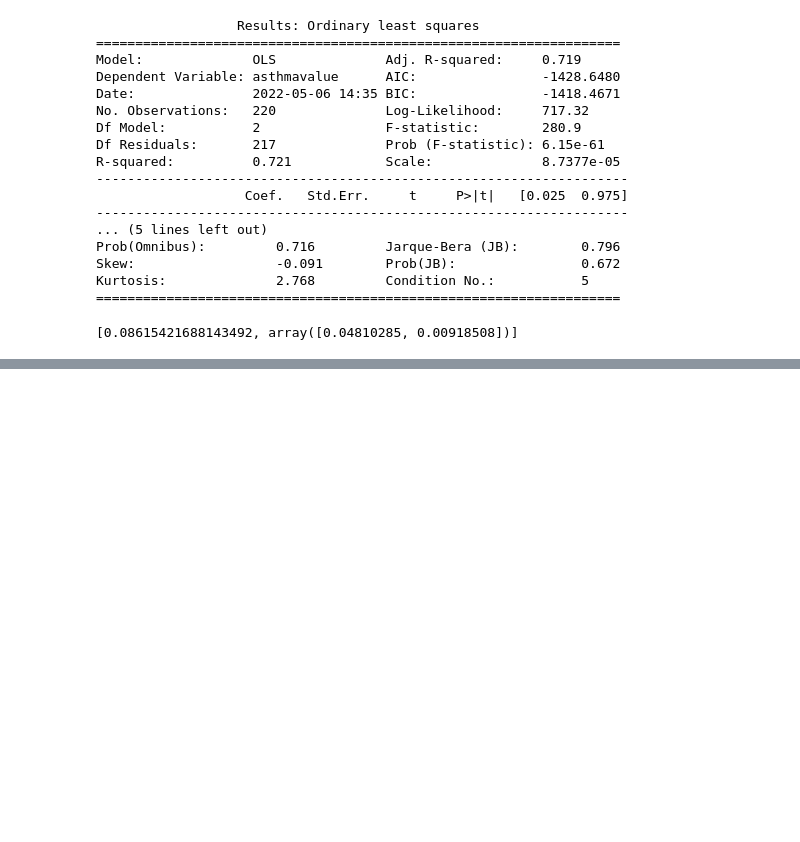
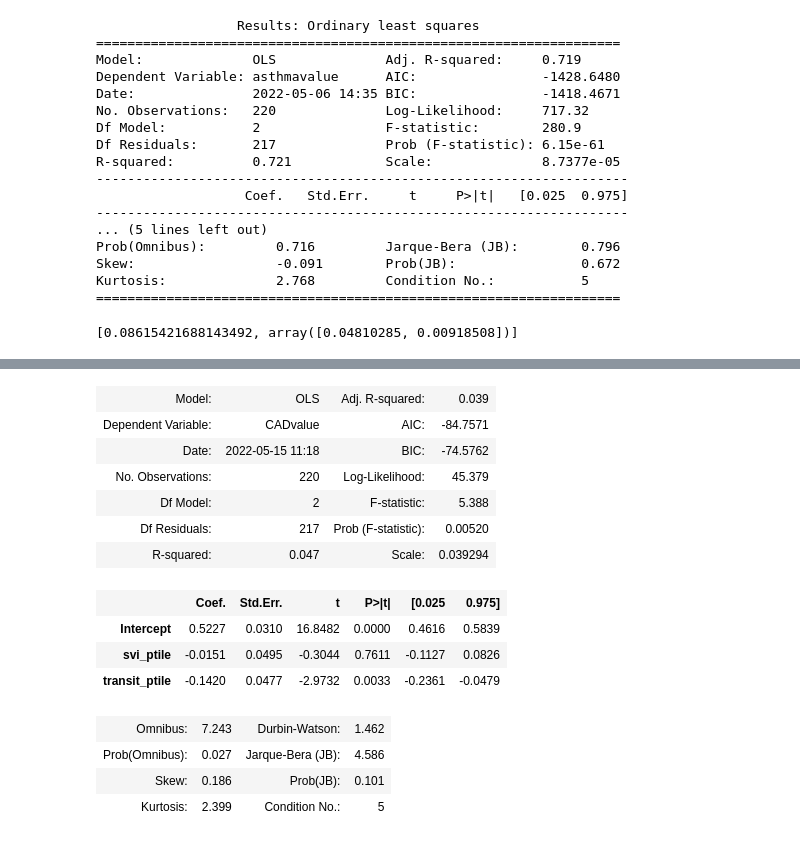
Before and after one commit to nfriedb1/DS4PH-Capstone-Neta-Xiang, a Jupyter notebook: DataSetUp.ipynb, the cells around one changed output, grey strips where cells are left out. Saved outputs shown, nothing was run; the diff lists cells and outputs as text; code cells hidden in the pictures; blank space fills up the shorter version.

```diff
--- a/DataSetUp.ipynb
+++ b/DataSetUp.ipynb
@@ -391,0 +434,19 @@ Kurtosis:              2.768         Condition No.:           5
+# %%
+finalfit2 = smf.ols('CADvalue ~ svi_ptile + transit_ptile', data = df).fit()
+finalfit2.summary2()
+# %% [output]
+| Model: | OLS | Adj. R-squared: | 0.039 |
+| Dependent Variable: | CADvalue | AIC: | -84.7571 |
+| Date: | 2022-05-15 11:18 | BIC: | -74.5762 |
+| No. Observations: | 220 | Log-Likelihood: | 45.379 |
+| Df Model: | 2 | F-statistic: | 5.388 |
+| Df Residuals: | 217 | Prob (F-statistic): | 0.00520 |
+| R-squared: | 0.047 | Scale: | 0.039294 |
+|  | Coef. | Std.Err. | t | P>|t| | [0.025 | 0.975] |
+| Intercept | 0.5227 | 0.0310 | 16.8482 | 0.0000 | 0.4616 | 0.5839 |
+| svi_ptile | -0.0151 | 0.0495 | -0.3044 | 0.7611 | -0.1127 | 0.0826 |
+| transit_ptile | -0.1420 | 0.0477 | -2.9732 | 0.0033 | -0.2361 | -0.0479 |
+| Omnibus: | 7.243 | Durbin-Watson: | 1.462 |
+| Prob(Omnibus): | 0.027 | Jarque-Bera (JB): | 4.586 |
+| Skew: | 0.186 | Prob(JB): | 0.101 |
+| Kurtosis: | 2.399 | Condition No.: | 5 |
```
Also changed, not shown: parts of 9 cells of this notebook.
